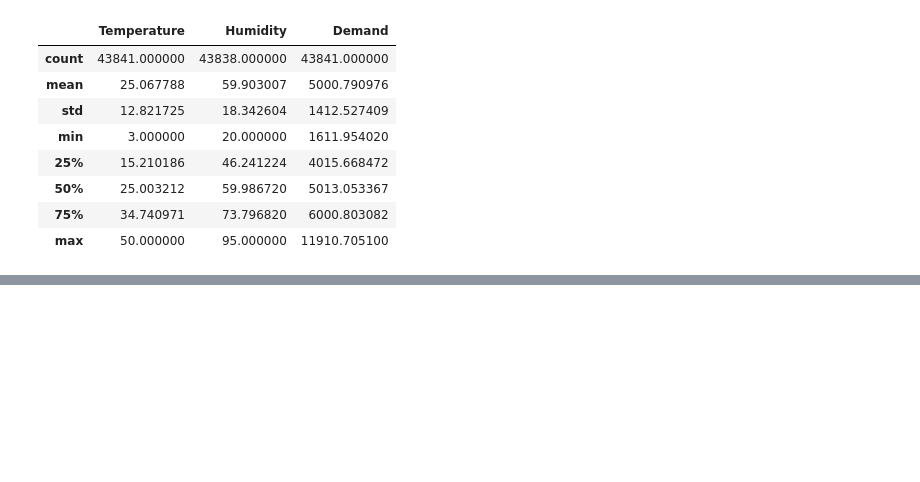
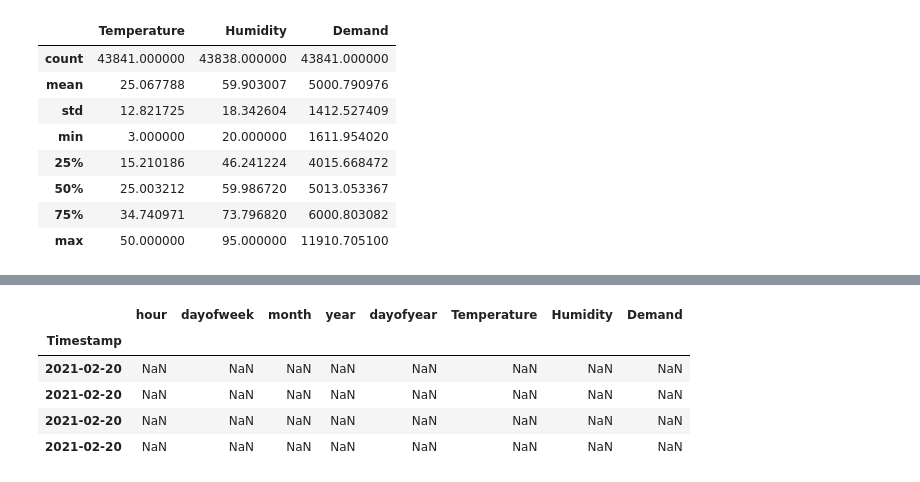
Before and after one commit to rohansaha636/Electricity-Demand-Prediction-Machine-Learning-Model, a Jupyter notebook: Electricity_Demand_Prediction_Machine_Learning_Model.ipynb, the cells around one changed output, grey strips where cells are left out. Saved outputs shown, nothing was run; the diff lists cells and outputs as text; code cells hidden in the pictures; blank space fills up the shorter version.

```diff
--- a/Electricity_Demand_Prediction_Machine_Learning_Model.ipynb
+++ b/Electricity_Demand_Prediction_Machine_Learning_Model.ipynb
@@ -88,0 +126,10 @@ df[['Temperature', 'Humidity', 'Demand']].describe()
+# %%
+# showing the  data which has all null value
+df[df.isnull().all(axis=1)]
+# %% [output]
+|  | hour | dayofweek | month | year | dayofyear | Temperature | Humidity | Demand |
+| Timestamp |  |  |  |  |  |  |  |  |
+| 2021-02-20 | NaN | NaN | NaN | NaN | NaN | NaN | NaN | NaN |
+| 2021-02-20 | NaN | NaN | NaN | NaN | NaN | NaN | NaN | NaN |
+| 2021-02-20 | NaN | NaN | NaN | NaN | NaN | NaN | NaN | NaN |
+| 2021-02-20 | NaN | NaN | NaN | NaN | NaN | NaN | NaN | NaN |
```
Also changed, not shown: parts of 14 cells of this notebook.
